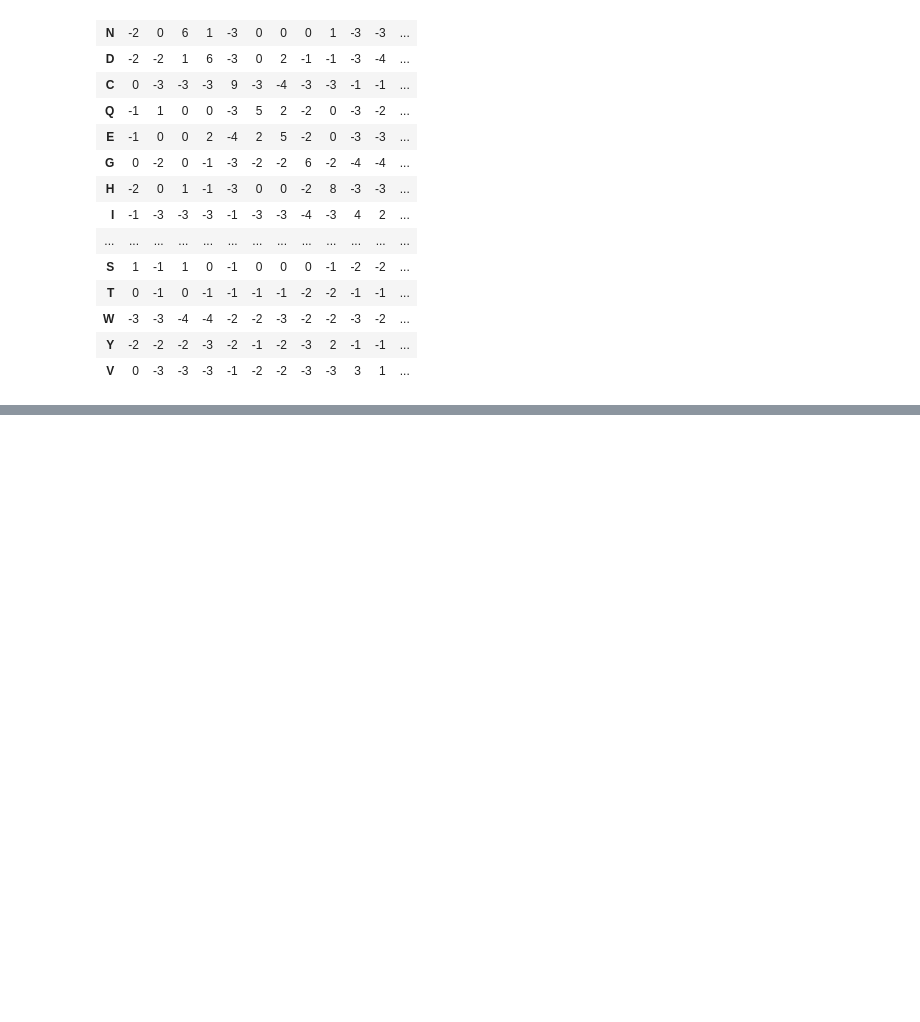
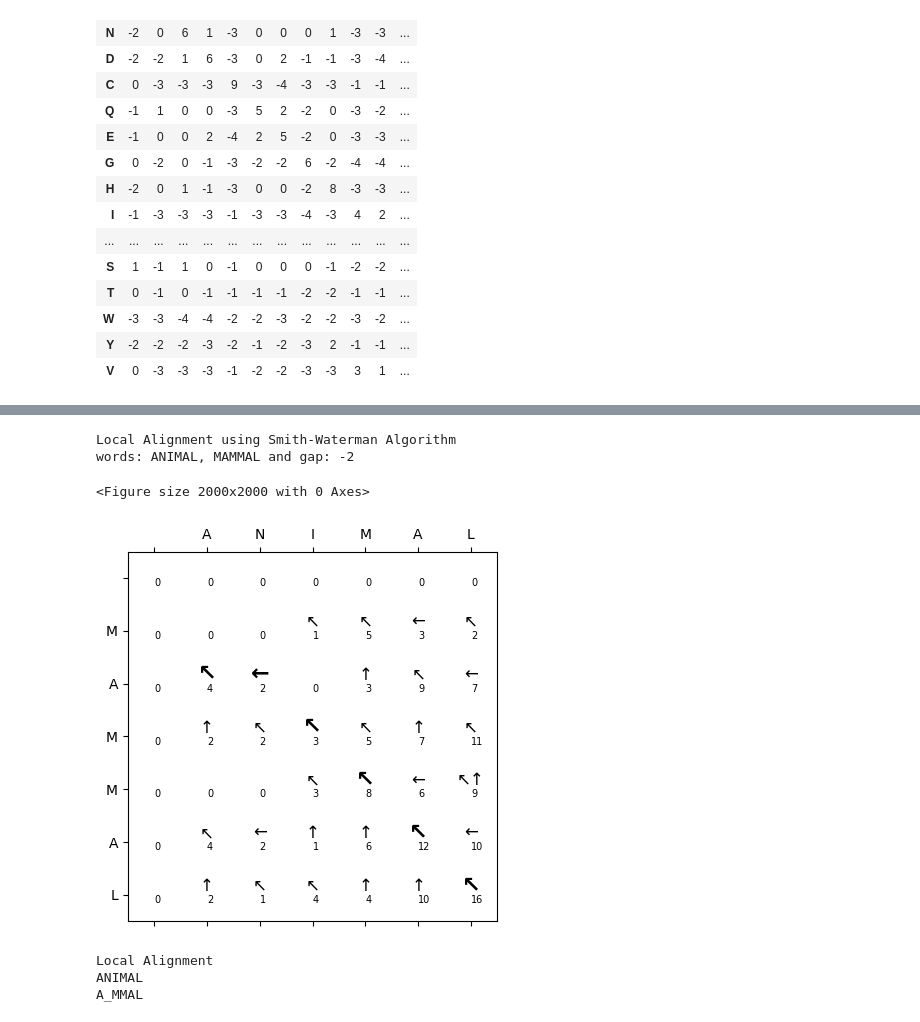
Before and after one commit to crastadivya/WiSe2425-ExercisesBioinformatics, a Jupyter notebook: Sequence_alignment.ipynb, the cells around one changed output, grey strips where cells are left out. Cells and saved outputs as stored; diff of their text form; code cells hidden in the pictures; blank space fills up the shorter version.

```diff
--- a/Sequence_alignment.ipynb
+++ b/Sequence_alignment.ipynb
@@ -431,0 +364,10 @@ FFECT
+# %%
+smith_waterman('ANIMAL', 'MAMMAL', -2)
+# %% [output]
+Local Alignment using Smith-Waterman Algorithm
+words: ANIMAL, MAMMAL and gap: -2
+<Figure size 2000x2000 with 0 Axes>
+[figure, added]
+Local Alignment
+ANIMAL
+A_MMAL
```
Also changed, not shown: parts of 11 cells of this notebook.
